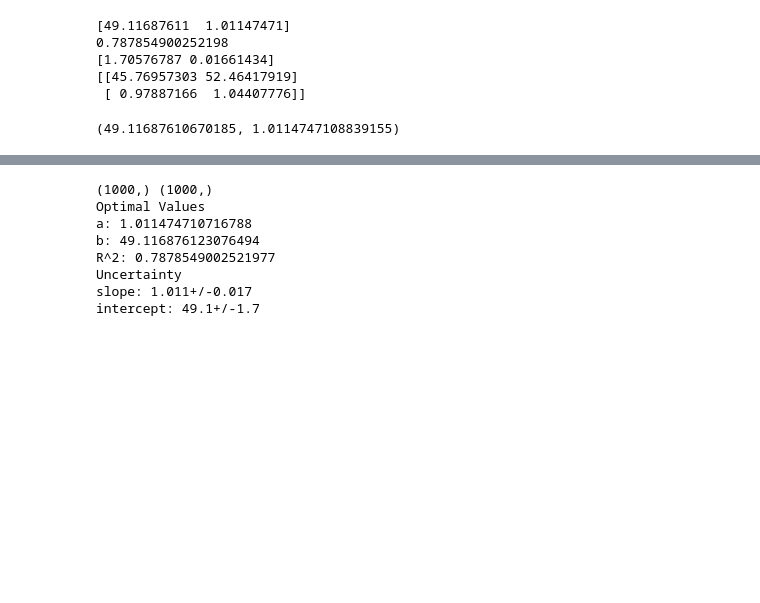
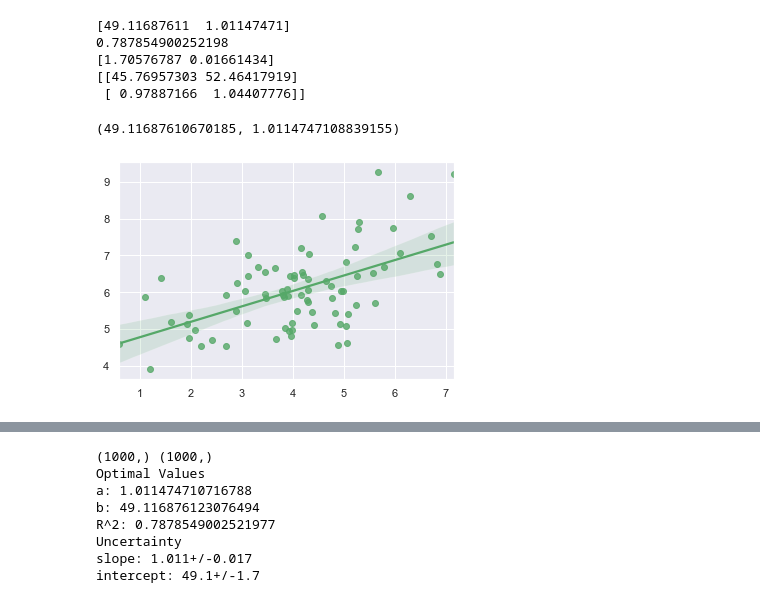
Before and after one commit to arnab-api/Movie-Analysis, a Jupyter notebook: Misc.ipynb, the cells around one changed output, grey strips where cells are left out. Drawn from its saved outputs; the diff is of its cells as text; code cells hidden in the pictures; blank space fills up the shorter version.

```diff
--- a/Misc.ipynb
+++ b/Misc.ipynb
@@ -240,3 +240,15 @@ fig.show()
 # print(predict_mean_ci_low, predict_mean_ci_upp)
 # %%
 # slopes_95
+# %%
+import numpy as np
+np.random.seed(8)
+import seaborn as sns
+sns.set_theme(color_codes=True)
+
+mean, cov = [4, 6], [(1.5, .7), (.7, 1)]
+x, y = np.random.multivariate_normal(mean, cov, 80).T
+
+ax = sns.regplot(x=x, y=y, color="g")
+# %% [output]
+[figure, added]
```
Also changed, not shown: parts of 4 cells of this notebook, 14 other files.
